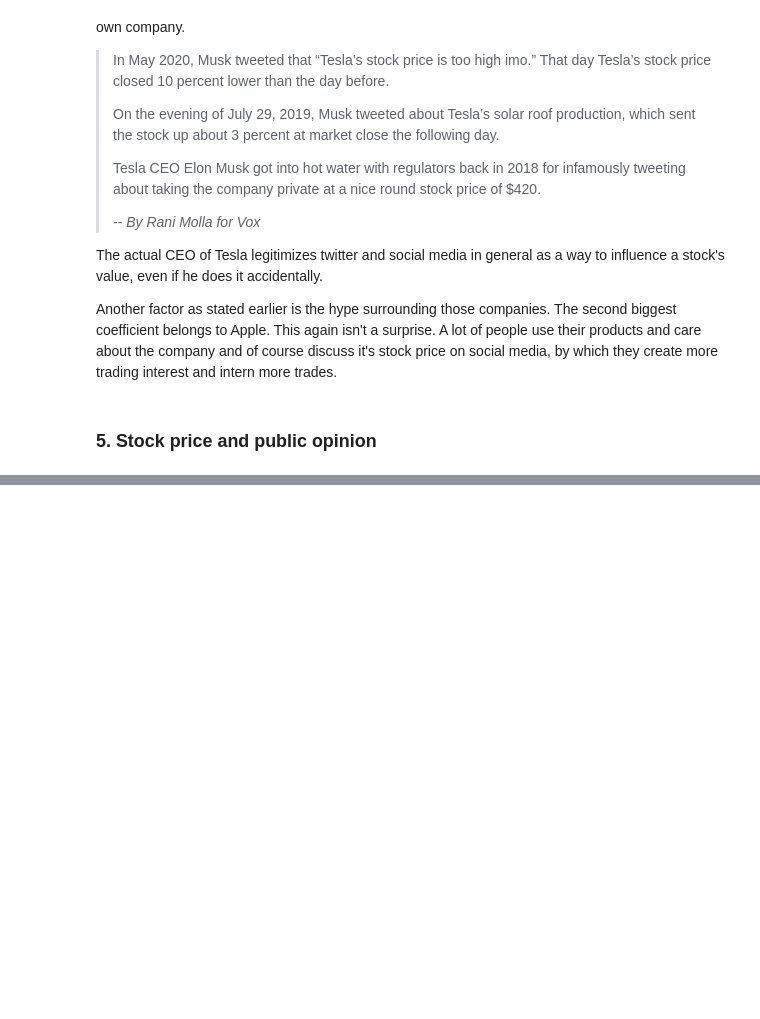
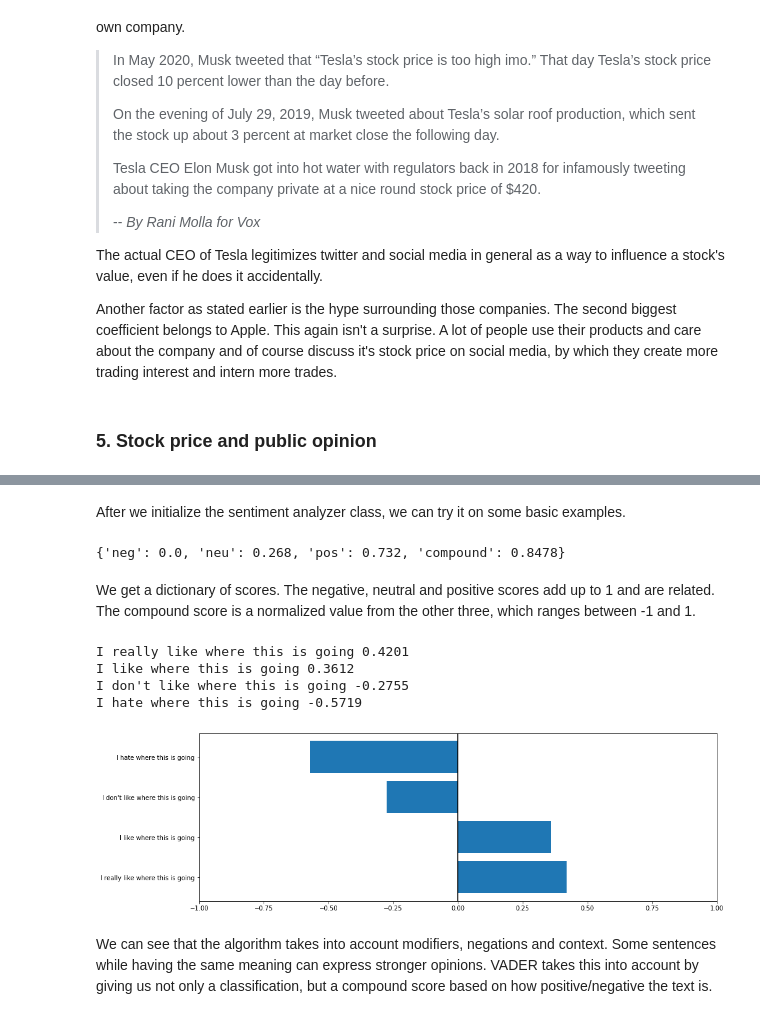
Before and after one commit to Kaloyan-Dimitrov/softuni-data-science-final-project, a Jupyter notebook: Tweets and a company's market value.ipynb, the cells around one changed output, grey strips where cells are left out. Cells and saved outputs as stored; diff of their text form; code cells hidden in the pictures; blank space fills up the shorter version.

Commit message:
Vader intorduction

```diff
--- a/Tweets and a company's market value.ipynb
+++ b/Tweets and a company's market value.ipynb
@@ -7,8 +7,6 @@ import numpy as np
 import pandas as pd
 import matplotlib.pyplot as plt
 import matplotlib.dates as mdates
-plt.style.use('_classic_test_patch')
-
 from scipy import stats as stat
 
 import os
@@ -17,5 +15,7 @@ import glob
 
 from datetime import datetime
 import nltk
+from nltk.sentiment import SentimentIntensityAnalyzer
+nltk.download('vader_lexicon')
 
 import yfinance as yf
@@ -676,0 +686,36 @@ Another factor as stated earlier is the hype surrounding those companies. The se
+# %%
+sia = SentimentIntensityAnalyzer()
+# %% [markdown]
+After we initialize the sentiment analyzer class, we can try it on some basic examples.
+# %%
+sia.polarity_scores("Wow, this course was awesome!")
+# %% [output]
+{'neg': 0.0, 'neu': 0.268, 'pos': 0.732, 'compound': 0.8478}
+# %% [markdown]
+We get a dictionary of scores. The negative, neutral and positive scores add up to 1 and are related. The compound score is a normalized value from the other three, which ranges between -1 and 1.
+# %%
+tests = [
+    "I really like where this is going",
+    "I like where this is going",
+    "I don't like where this is going",
+    "I hate where this is going"
+]
+scores = [sia.polarity_scores(test)["compound"] for test in tests]
+tests_range = np.arange(len(tests))
+for test, score in zip(tests, scores):
+    print(test, score)
+
+plt.figure(figsize=(15, 5))
+plt.barh(tests_range, scores)
+plt.yticks(ticks=tests_range, labels=tests)
+plt.axvline(color="black")
+plt.xlim(-1, 1)
+plt.show()
+# %% [output]
+I really like where this is going 0.4201
+I like where this is going 0.3612
+I don't like where this is going -0.2755
+I hate where this is going -0.5719
+[figure, added]
+# %% [markdown]
+We can see that the algorithm takes into account modifiers, negations and context. Some sentences while having the same meaning can express stronger opinions. VADER takes this into account by giving us not only a classification, but a compound score based on how positive/negative the text is.
```
Also changed, not shown: parts of 5 cells of this notebook.
